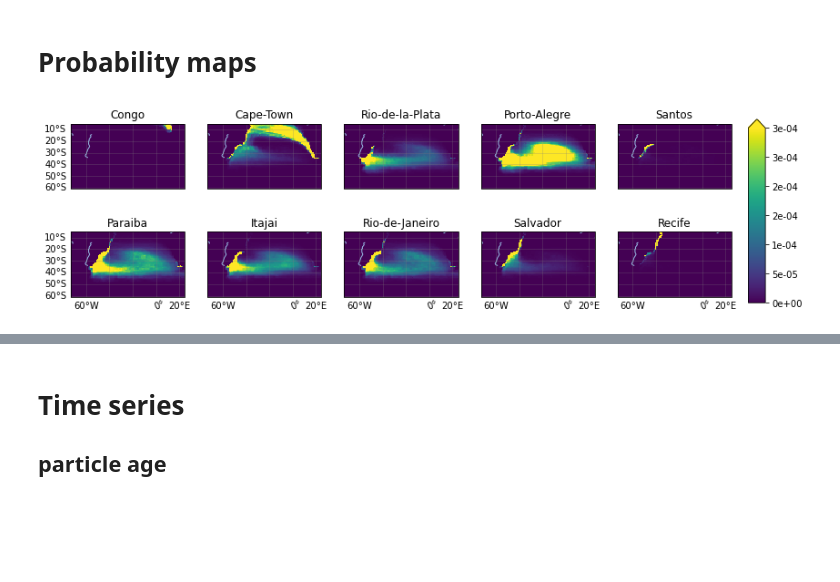
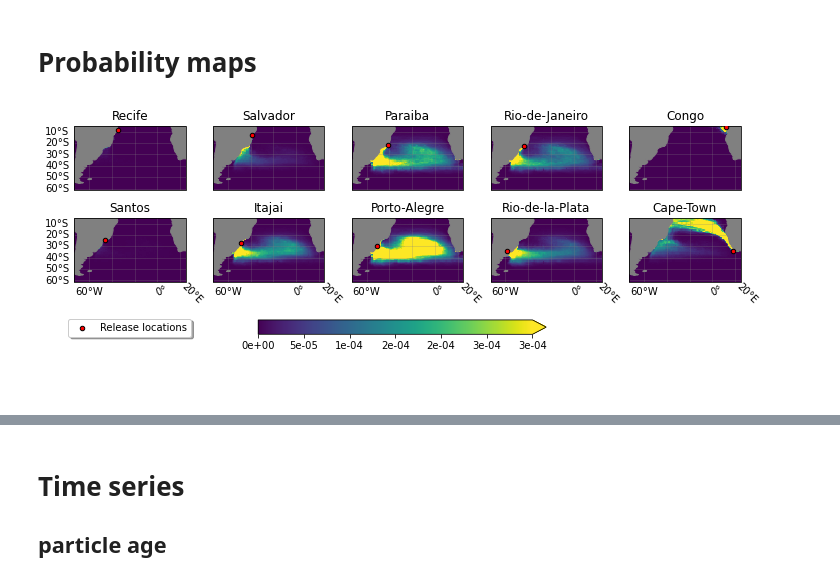
Before and after one commit to OceanParcels/BayesianAnalysis_SouthAtlantic, a Jupyter notebook: notebooks/article_plots.ipynb, the cells around one changed output, grey strips where cells are left out. Drawn from its saved outputs; the diff is of its cells as text; code cells hidden in the pictures; blank space fills up the shorter version.

Commit message:
update article plots nb. correct typos in docstrings in scripts

```diff
--- a/notebooks/article_plots.ipynb
+++ b/notebooks/article_plots.ipynb
@@ -55,13 +57,14 @@ ocean_surface / cup_surface
 # %%
-ordered_labels = ['Rio-de-Janeiro',
-                'Santos',
-                'Itajai',
-                'Rio-de-la-Plata',
-                'Porto-Alegre',
-                'Cape-Town',
-                  'Recife',
+ordered_labels = ['Recife',
                   'Salvador',
-                  'Congo']
+                  'Paraiba',
+                  'Rio-de-Janeiro',
+                  'Congo',
+                  'Santos',
+                  'Itajai',
+                  'Porto-Alegre',
+                  'Rio-de-la-Plata',
+                  'Cape-Town']
 
 labels = list(posterior.keys())
 # %% [markdown]
@@ -69,47 +72,50 @@ labels = list(posterior.keys())
 # %%
 # likelihood 4 years
 y,x = np.meshgrid(posterior['lat'], posterior['lon'])
 t=0
 
-fig,ax = plt.subplots(ncols=5,nrows=2,figsize=(13,4),
-                      subplot_kw={'projection': ccrs.PlateCarree()}, sharey=True)
+fig,ax = plt.subplots(ncols=5,nrows=3,figsize=(10,4),
+                      subplot_kw={'projection': ccrs.PlateCarree()}, sharey=True, constrained_layout=True)
 
-ax = ax.reshape(10)
+ax = ax.reshape(15)
 
-for k, loc in enumerate(labels):
+for k, loc in enumerate(ordered_labels):
 
     z = likelihood[loc][t] #np.ma.masked_array(prob[loc][t], mask=prob['dimensions']['mask'])
 
     ax[k].set_extent([-73.0, 24.916666,-60.916664, -5.0833335], crs=ccrs.PlateCarree())
     #ax[k].add_feature(cfeature.OCEAN)
-    ax[k].add_feature(cfeature.LAND, zorder=0)
+    ax[k].add_feature(cfeature.LAND, zorder=2, facecolor='#808080')
     ax[k].add_feature(cfeature.RIVERS)
     ax[k].set_title(loc)
     im = ax[k].pcolormesh(x,y,z,cmap='viridis', vmax=0.0003)
     gl = ax[k].gridlines(crs=ccrs.PlateCarree(), draw_labels=True,
                   linewidth=0.5, color='gray', alpha=0.5)
 
     if k in [1,2,3,4,6,7,8,9]:
         gl.left_labels = False
 
     if k in [0,1,2,3,4]:
         gl.bottom_labels = False
 
     gl.top_labels = False
     gl.right_labels = False
-#     ax[k].scatter(river_sources[loc][1], river_sources[loc][0],
-#                s=50, marker='o', color='red', edgecolors='k', zorder=3)
+    h = ax[k].scatter(river_sources[loc][1], river_sources[loc][0],
+               s=20, marker='o', color='red', edgecolors='k', zorder=3, label='Release locations')
 
-bar_ax = fig.add_axes([0.92, 0.15, 0.02, 0.7])
-cbar = fig.colorbar(im, cax=bar_ax, orientation='vertical', extend='max')
-# cbar.set_label('Likelihood', rotation=270, labelpad=15, fontsize=13)
-# cbar.ax.ticklabel_format()
-cbar.ax.yaxis.set_major_formatter(mtick.FormatStrFormatter('%.0e'))
-# fig.text(0.1,0.93,f'Average particle age = {t:0.0f} months')
-# fig.text(0.1,0.93,f'4.1 years average')
+
+for k in range(10,15):
+    ax[k].axis('off')
+
+ax[10].legend(handles=[h], loc='upper center', shadow=True)
+
+bar_ax = fig.add_axes([0.3, 0.21, 0.4, 0.05])
+cbar = fig.colorbar(im, cax=bar_ax, orientation='horizontal', extend='max')
+cbar.ax.xaxis.set_major_formatter(mtick.FormatStrFormatter('%.0e'))
+
 plt.savefig('../article_figs/likelihood_4y_average', dpi=300)
 # %% [output]
-[figure, old version]
+[figure, new version]
 # %%
 # posterior 4 years
 y,x = np.meshgrid(posterior['lat'], posterior['lon'])
```
Also changed, not shown: parts of 17 cells of this notebook, 3 other files.
